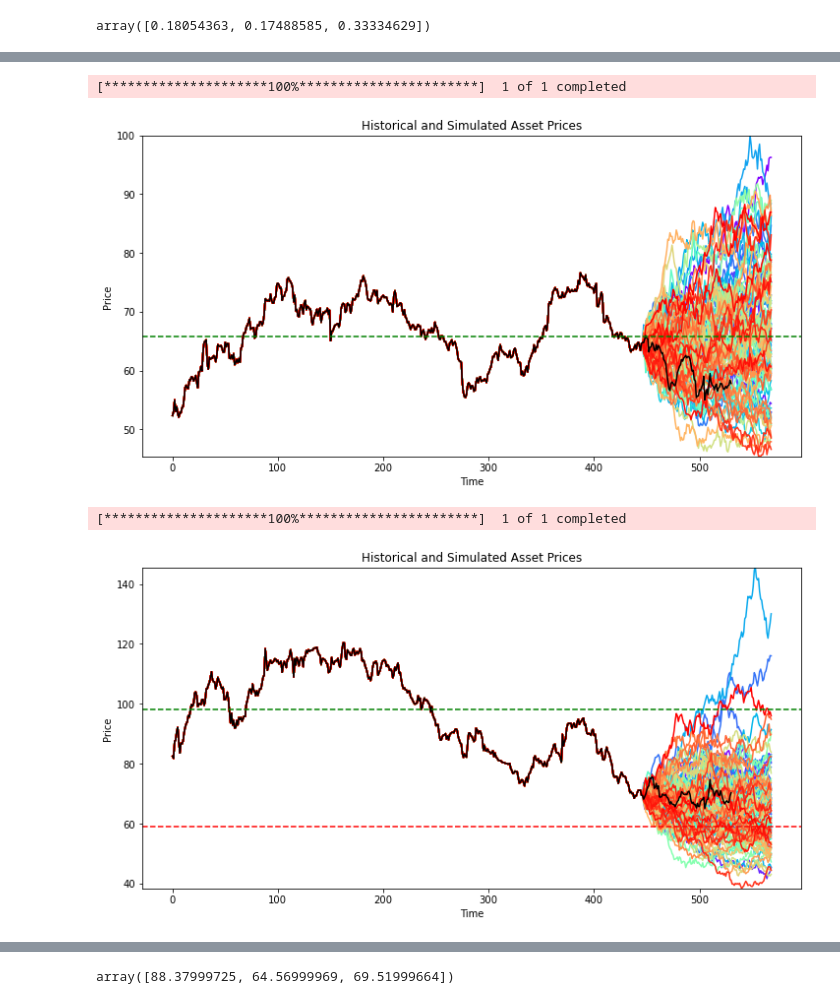
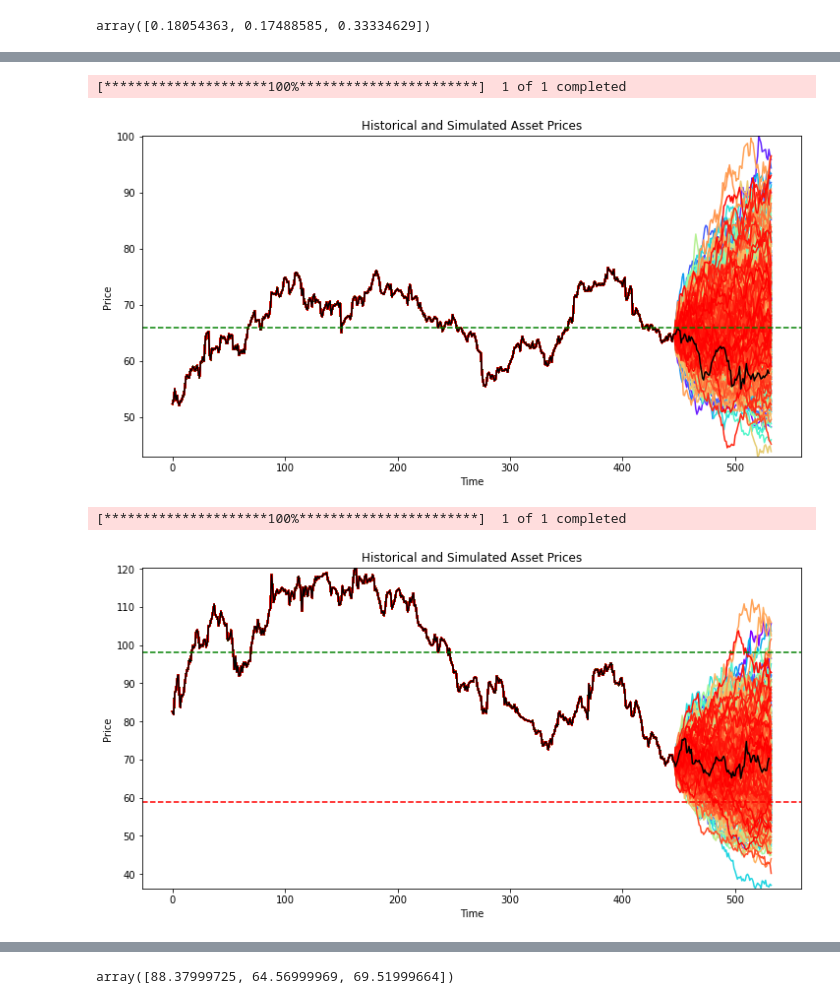
Before and after one commit to tengyaolong2000/simtech, a Jupyter notebook: sim_tech_finance.ipynb, the cells around one changed output, grey strips where cells are left out. Saved outputs shown, nothing was run; the diff lists cells and outputs as text; code cells hidden in the pictures.

```diff
--- a/sim_tech_finance.ipynb
+++ b/sim_tech_finance.ipynb
@@ -230,4 +230,4 @@ array([[ 0.01051751,  0.01215134, -0.00852101],
 d0 = datetime.date(2024, 6, 28)
 d1 = datetime.date(2024, 10, 28)
 m = (d1 - d0).days
-m
+m = 86 #87 biz days
@@ -340,6 +387,6 @@ Visualize(wholeS1, bmw_data_real['Close'], barrier_levels[0], early_redemption_l
 # %%
 # Combine historical and simulated data for the first asset
-HistS2 = np.tile(bmp_prices[:, 1], (Nsim, 1))
+HistS2 = np.tile(bmp_prices[:, 1], (Nsim*k, 1))
 wholeS2 = np.hstack((HistS2, S2))
 
 # Specify the ticker for BMW (BMW.DE for Frankfurt Stock Exchange)
@@ -353,21 +400,21 @@ mbg_data_real = yf.download(MBG_ticker, start=start_date_real, end=end_date_real
 Visualize(wholeS2, mbg_data_real['Close'], barrier_levels[1], early_redemption_level[1])
 # %% [output]
 [*********************100%***********************]  1 of 1 completed
-[figure, old version]
+[figure, new version]
 # %%
 # Combine historical and simulated data for the first asset
-HistS3 = np.tile(bmp_prices[:, 2], (Nsim, 1))
+HistS3 = np.tile(bmp_prices[:, 2], (Nsim*k, 1))
 wholeS3 = np.hstack((HistS3, S3))
 
 #get real data for Porsche
 P_ticket = 'P911.DE'
 p_data_real = yf.download(P_ticket, start=start_date_real, end=end_date_real)
 
 # Visualize the paths
 Visualize(wholeS3, p_data_real['Close'], barrier_levels[2], early_redemption_level[2])
 # %% [output]
 [*********************100%***********************]  1 of 1 completed
-[figure, old version]
+[figure, new version]
 # %%
 print('length of history:', len(list(BMP.index.values)))
 print('length of simulated:',len(S1[0]))  #first value is S0, which is final day of history
```
Also changed, not shown: parts of 19 cells of this notebook.
